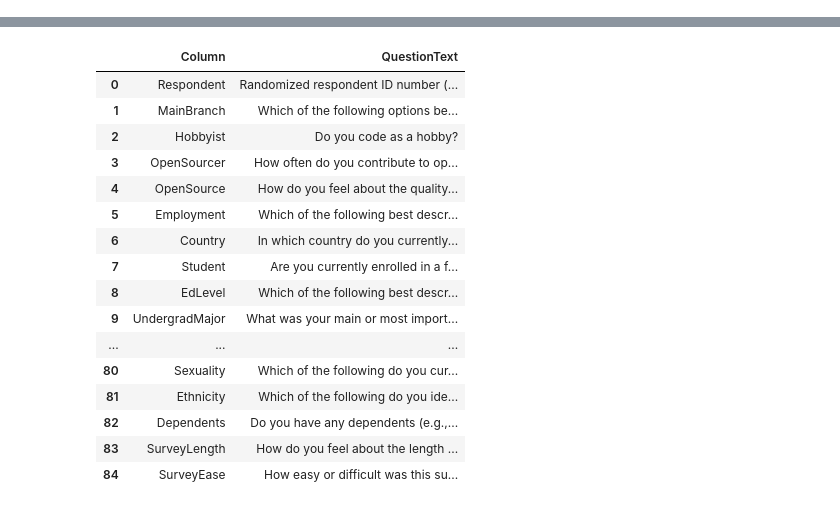
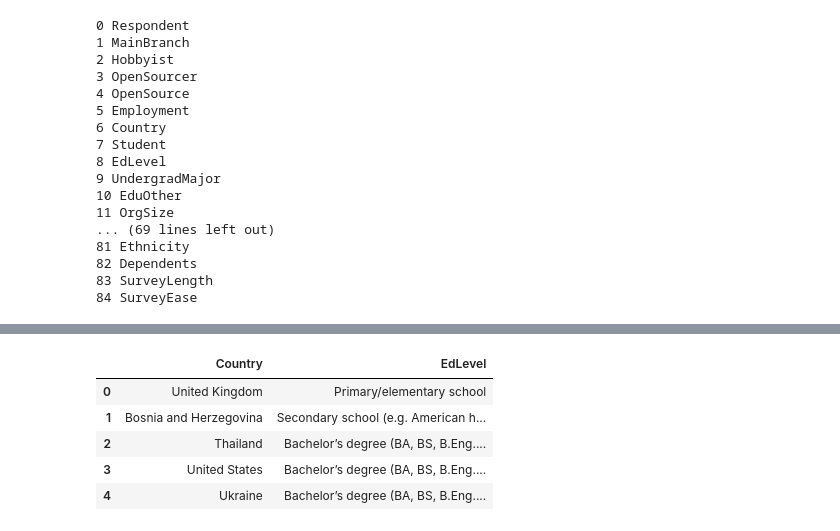
Before and after one commit to JosephZYU/Python-5-pandas, a Jupyter notebook: 02.DataFrame and Series Basics - Selecting Rows and Columns.ipynb, the cells around one changed output, grey strips where cells are left out. Drawn from its saved outputs; the diff is of its cells as text; code cells hidden in the pictures.

```diff
--- a/02.DataFrame and Series Basics - Selecting Rows and Columns.ipynb
+++ b/02.DataFrame and Series Basics - Selecting Rows and Columns.ipynb
@@ -9,6 +9,28 @@ schema_source = '/Users/josephyu/Documents/GitHub/data/survey_results_schema.csv
 # %%
 df = pd.read_csv(survey_source)
 schema_df = pd.read_csv(schema_source)
+# %%
+# print out index + column name for iloc reference
+for i, col in enumerate(df.columns):
+    print(i, col)
+# %% [output]
+0 Respondent
+1 MainBranch
+2 Hobbyist
+3 OpenSourcer
+4 OpenSource
+5 Employment
+6 Country
+7 Student
+8 EdLevel
+9 UndergradMajor
+10 EduOther
+11 OrgSize
+... (69 lines left out)
+81 Ethnicity
+82 Dependents
+83 SurveyLength
+84 SurveyEase
 # %%
 df.head()
 # %% [output]
@@ -18,23 +40,12 @@ df.head()
 | 2 | 3 | I am not primarily a developer, b... | Yes | Never | The quality of OSS and closed sou... | Employed full-time | Thailand | No | Bachelor’s degree (BA, BS, B.Eng.... | ... |
 | 3 | 4 | I am a developer by profession | No | Never | The quality of OSS and closed sou... | Employed full-time | United States | No | Bachelor’s degree (BA, BS, B.Eng.... | ... |
 | 4 | 5 | I am a developer by profession | Yes | Once a month or more often | OSS is, on average, of HIGHER qua... | Employed full-time | Ukraine | No | Bachelor’s degree (BA, BS, B.Eng.... | ... |
-# %%
-schema_df
-# %% [output]
-|  | Column | QuestionText |
-| 0 | Respondent | Randomized respondent ID number (... |
-| 1 | MainBranch | Which of the following options be... |
-| 2 | Hobbyist | Do you code as a hobby? |
-| 3 | OpenSourcer | How often do you contribute to op... |
-| 4 | OpenSource | How do you feel about the quality... |
-| 5 | Employment | Which of the following best descr... |
-| 6 | Country | In which country do you currently... |
-| 7 | Student | Are you currently enrolled in a f... |
-| 8 | EdLevel | Which of the following best descr... |
-| 9 | UndergradMajor | What was your main or most import... |
-| ... | ... | ... |
-| 80 | Sexuality | Which of the following do you cur... |
-| 81 | Ethnicity | Which of the following do you ide... |
-| 82 | Dependents | Do you have any dependents (e.g.,... |
-| 83 | SurveyLength | How do you feel about the length ... |
-| 84 | SurveyEase | How easy or difficult was this su... |
+# %%
+df[['Country', 'EdLevel']].head()
+# %% [output]
+|  | Country | EdLevel |
+| 0 | United Kingdom | Primary/elementary school |
+| 1 | Bosnia and Herzegovina | Secondary school (e.g. American h... |
+| 2 | Thailand | Bachelor’s degree (BA, BS, B.Eng.... |
+| 3 | United States | Bachelor’s degree (BA, BS, B.Eng.... |
+| 4 | Ukraine | Bachelor’s degree (BA, BS, B.Eng.... |
```
Also changed, not shown: parts of 4 cells of this notebook.
